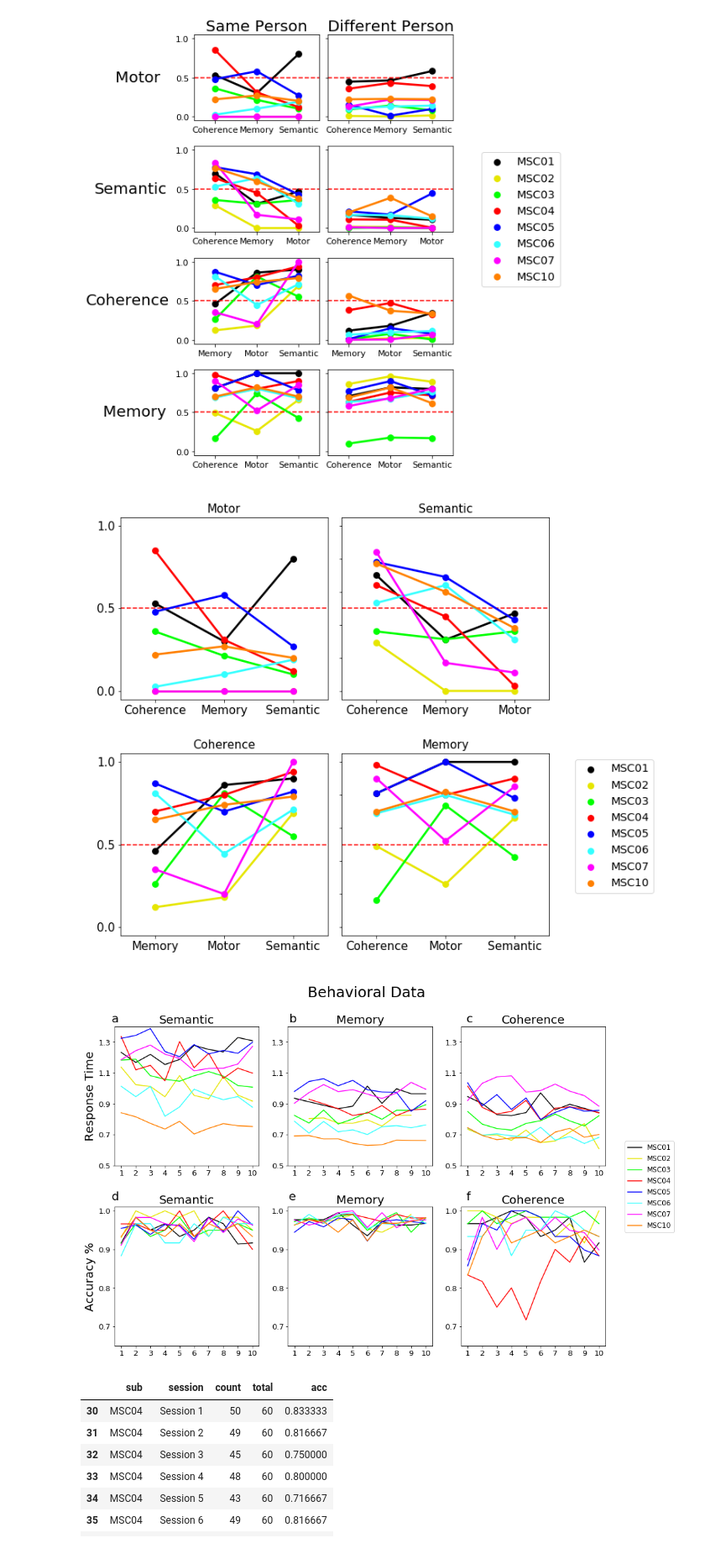
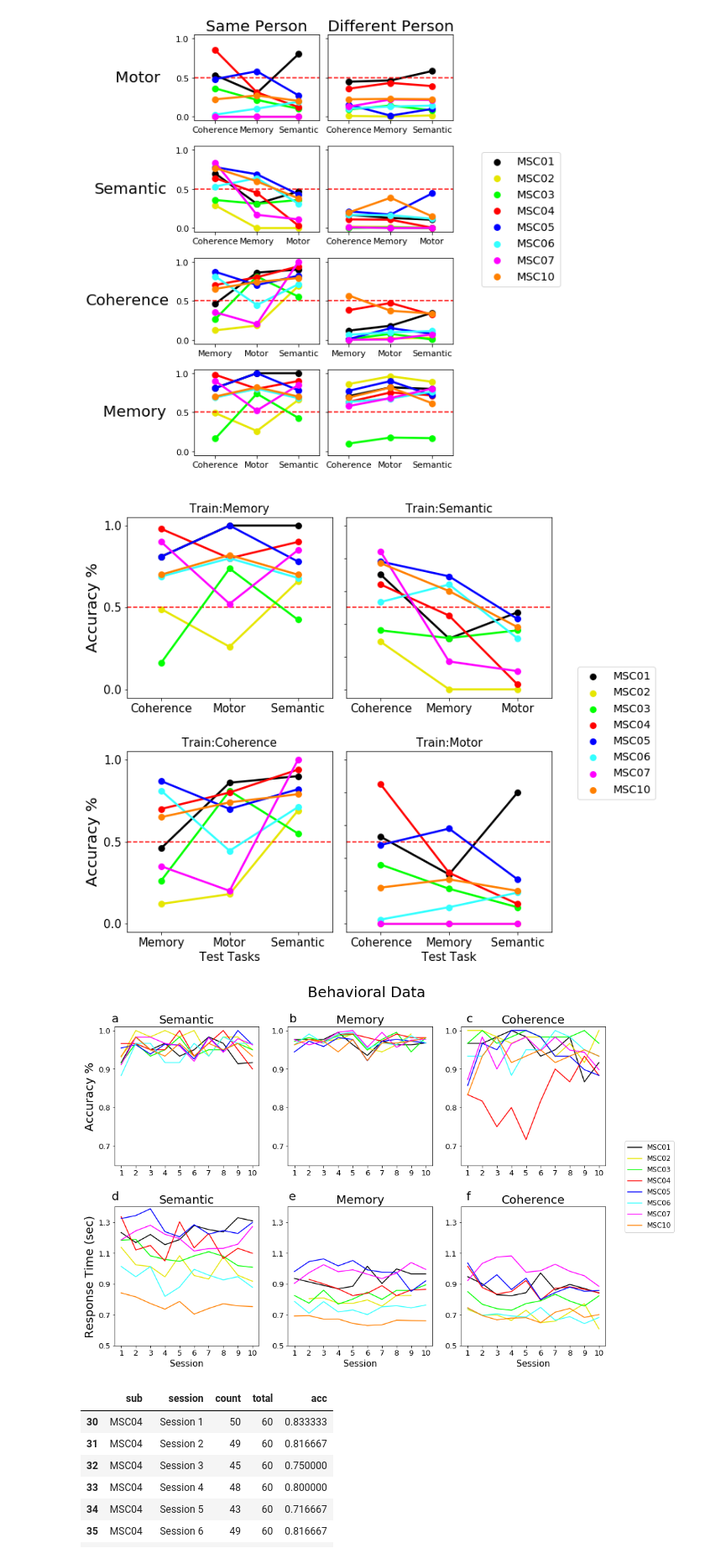
Before and after one commit to GrattonLab/Porteretal_taskprediction, a Jupyter notebook: code/pyScripts/Figures/FinalFigures.ipynb, the cells around one changed output. Shown at 84% size. Drawn from its saved outputs; the diff is of its cells as text; code cells hidden in the pictures.

```diff
--- a/code/pyScripts/Figures/FinalFigures.ipynb
+++ b/code/pyScripts/Figures/FinalFigures.ipynb
@@ -1565,23 +1391,23 @@ mem_SS = AT.loc[(AT['train_task']=='mem') & (AT['Analysis']=='Same Person')]
 glass_SS = AT.loc[(AT['train_task']=='glass') & (AT['Analysis']=='Same Person')]
 #glass_DS = AT.loc[(AT['train_task']=='glass') & (AT['Analysis']=='Different Person')]
 
-ax1=fig.add_subplot(gs1[0,0])
+ax1=fig.add_subplot(gs1[1,1])
 ax=sns.pointplot(x="test_task",y="acc", hue="train_sub", ci=None, ax = ax1, data=motor_SS, color='r', palette=['1','2','3','4','5','6','7','10'])
-ax.legend_.remove()
+plt.setp(ax1.get_yticklabels(), visible=False)
+plt.legend(fontsize='x-large',bbox_to_anchor=(1.1, 1.5))
 ax.set(ylim=(-.05, 1.05))
 #ax.set_title('Same Person', fontsize=20, pad=5)
-ax.set_title('Motor', fontsize=15)
+ax.set_title('Train:Motor', fontsize=15)
 plt.ylabel(' ')
-plt.xlabel(' ')
-y=[0,.5,1.0]
-plt.yticks(y)
+plt.xlabel('Test Task', fontsize = 15)
+
 ax.set_xticklabels(['Coherence', 'Memory', "Semantic"])
 ax.tick_params(labelsize=15)
 ax.axhline(.5, ls='--',color='red')
 ax3=fig.add_subplot(gs1[0,1])
 ax=sns.pointplot(x="test_task",y="acc", hue="train_sub", ci=None, ax = ax3, data=sem_SS, color='r', palette=['1','2','3','4','5','6','7','10'])
 ax.legend_.remove()
-ax.set_title('Semantic', fontsize=15)
+ax.set_title('Train:Semantic', fontsize=15)
 ax.set(ylim=(-.05, 1.05))
 plt.ylabel(' ')
 plt.xlabel(' ')
@@ -1592,29 +1418,30 @@ ax.axhline(.5, ls='--',color='red')
 ax5=fig.add_subplot(gs1[1,0])
 ax=sns.pointplot(x="test_task",y="acc", hue="train_sub", ci=None, ax = ax5, data=glass_SS, color='r', palette=['1','2','3','4','5','6','7','10'])
 ax.legend_.remove()
-ax.set_title('Coherence', fontsize=15)
+ax.set_title('Train:Coherence', fontsize=15)
 ax.set(ylim=(-.05, 1.05))
-plt.ylabel(' ')
-plt.xlabel(' ')
+plt.xlabel('Test Tasks', fontsize = 15)
+plt.ylabel('Accuracy %', fontsize = 20)
 y=[0,.5,1.0]
 plt.yticks(y)
 ax.set_xticklabels(['Memory','Motor',  "Semantic"])
 ax.tick_params(labelsize=15)
 ax.axhline(.5, ls='--',color='red')
-ax7=fig.add_subplot(gs1[1,1])
+ax7=fig.add_subplot(gs1[0,0])
 ax=sns.pointplot(x="test_task",y="acc", hue="train_sub", ci=None, ax = ax7, data=mem_SS, color='r', palette=['1','2','3','4','5','6','7','10'])
-plt.legend(fontsize='x-large',bbox_to_anchor=(1.1, 1))
+ax.legend_.remove()
 ax.set(ylim=(-.05, 1.05))
-plt.ylabel(' ')
+plt.ylabel('Accuracy %', fontsize = 20)
 plt.xlabel(' ')
 ax.set_xticklabels(['Coherence',  "Motor", 'Semantic'])
-ax.set_title('Memory', fontsize=15)
+ax.set_title('Train:Memory', fontsize=15)
 ax.axhline(.5, ls='--',color='red')
-plt.setp(ax7.get_yticklabels(), visible=False)
+y=[0,.5,1.0]
+plt.yticks(y)
 ax.tick_params(labelsize=15)
 plt.savefig(figsDir+'sep_acrossTask_point_plots.png', bbox_inches='tight')
 # %% [output]
-[figure, old version]
+[figure, new version]
 # %%
 mem = pd.read_csv(homeDir+'data/behav/mem/allSubs.csv')
 mem = mem.loc[(mem['corr']=='corr') | (mem['corr']=='err')]
@@ -1665,41 +1492,41 @@ fig.text(.68, .89, 'c',fontsize=20)
 fig.text(.12, .47, 'd',fontsize=20)
 fig.text(.4, .47, 'e',fontsize=20)
 fig.text(.68, .47, 'f',fontsize=20)
-ax1=fig.add_subplot(gs[0,0])
+ax1=fig.add_subplot(gs[1,0])
 
 ax = sns.lineplot(x= "session", y = "response_time", hue = "sub", data = sem_avg, ci = None, color='r', palette=['1','2','3','4','5','6','7','10'], ax = ax1)
 ax.set_xticklabels(['1','2','3','4','5','6','7','8','9','10'])
 ax.legend_.remove()
 ax.set_title('Semantic',fontsize=20)
-ax.set_ylabel("Response Time", fontsize=20)
-ax.set_xlabel('')
+ax.set_ylabel("Response Time (sec)", fontsize=20)
+ax.set_xlabel('Session', fontsize = 15)
 ax.set(ylim=(.5, 1.4))
 y=[.5,.7,.9,1.1,1.3]
 plt.yticks(y)
 ax.tick_params('x',labelsize=13)
 ax.tick_params('y',labelsize=13)
 
-ax2=fig.add_subplot(gs[0,1])
+ax2=fig.add_subplot(gs[1,1])
 ax = sns.lineplot(x= "sess", y = "response_time", hue = "sub", data = mem_avg, ci = None, color='r', palette=['1','2','3','4','5','6','7','10'], ax = ax2)
 ax.set_xticklabels(['1','2','3','4','5','6','7','8','9','10'])
 ax.legend_.remove()
 ax.set_title('Memory',fontsize=20)
 ax.set_ylabel("")
-ax.set_xlabel('')
+ax.set_xlabel('Session', fontsize = 15)
 ax.set(ylim=(.5, 1.4))
 y=[.5,.7,.9,1.1,1.3]
 plt.yticks(y)
 ax.tick_params('x',labelsize=13)
 ax.tick_params('y',labelsize=13)
 
-ax3=fig.add_subplot(gs[0,2])
+ax3=fig.add_subplot(gs[1,2])
 ax = sns.lineplot(x= "session", y = "response_time", hue = "sub", data = glass_avg, ci = None, color='r', palette=['1','2','3','4','5','6','7','10'], ax = ax3)
 ax.set_xticklabels(['1','2','3','4','5','6','7','8','9','10'])
 handles, labels = ax.get_legend_handles_labels()
-ax.legend(handles=handles[:], labels=labels[:],loc='upper right',fontsize='large',bbox_to_anchor=(1.5, 0.2))
+ax.legend(handles=handles[:], labels=labels[:],loc='upper right',fontsize='large',bbox_to_anchor=(1.5, 1.5))
 ax.set_title('Coherence',fontsize=20)
 ax.set_ylabel("")
-ax.set_xlabel('')
+ax.set_xlabel('Session', fontsize = 15)
 ax.set(ylim=(.5, 1.4))
 y=[.5,.7,.9,1.1,1.3]
 plt.yticks(y)
@@ -1709,7 +1536,7 @@ ax.tick_params('y',labelsize=13)
 
 
 ###############
-ax4=fig.add_subplot(gs[1,0])
+ax4=fig.add_subplot(gs[0,0])
 ax = sns.lineplot(x= "session", y = "acc", hue = "sub", data = sem_count, ci = None, color='r', palette=['1','2','3','4','5','6','7','10'], ax = ax4)
 ax.set_xticklabels(['1','2','3','4','5','6','7','8','9','10'])
 ax.legend_.remove()
@@ -1721,36 +1548,36 @@ y=[.7,.8,.9,1]
 plt.yticks(y)
 ax.tick_params('x',labelsize=13)
 ax.tick_params('y',labelsize=13)
 
-ax5=fig.add_subplot(gs[1,1])
+ax5=fig.add_subplot(gs[0,1])
 ax = sns.lineplot(x= "sess", y = "acc", hue = "sub", data = mem_count, ci = None, color='r', palette=['1','2','3','4','5','6','7','10'], ax = ax5)
 ax.set_xticklabels(['1','2','3','4','5','6','7','8','9','10'])
 ax.legend_.remove()
 ax.set_title('Memory',fontsize=20)
 ax.set_ylabel("")
 ax.set_xlabel('')
 ax.set(ylim=(.65, 1.01))
 y=[.7,.8,.9,1]
 plt.yticks(y)
 ax.tick_params('x',labelsize=13)
 ax.tick_params('y',labelsize=13)
 
-ax6=fig.add_subplot(gs[1,2])
+ax6=fig.add_subplot(gs[0,2])
 ax = sns.lineplot(x= "session", y = "acc", hue = "sub", data = glass_count, ci = None, color='r', palette=['1','2','3','4','5','6','7','10'], ax = ax6)
 ax.set_xticklabels(['1','2','3','4','5','6','7','8','9','10'])
 ax.legend_.remove()
 ax.set_title('Coherence',fontsize=20)
 ax.set_ylabel("")
 ax.set_xlabel('')
 ax.set(ylim=(.65, 1.01))
 y=[.7,.8,.9,1]
 plt.yticks(y)
 ax.tick_params('x',labelsize=13)
 ax.tick_params('y',labelsize=13)
 
 plt.savefig(figsDir+'behav_data.png', bbox_inches='tight')
 # %% [output]
-[figure, old version]
+[figure, new version]
 # %%
 glass_count[glass_count['sub']=='MSC04']
 # %% [output]
```
Also changed, not shown: parts of 6 cells of this notebook, 9 other files.
